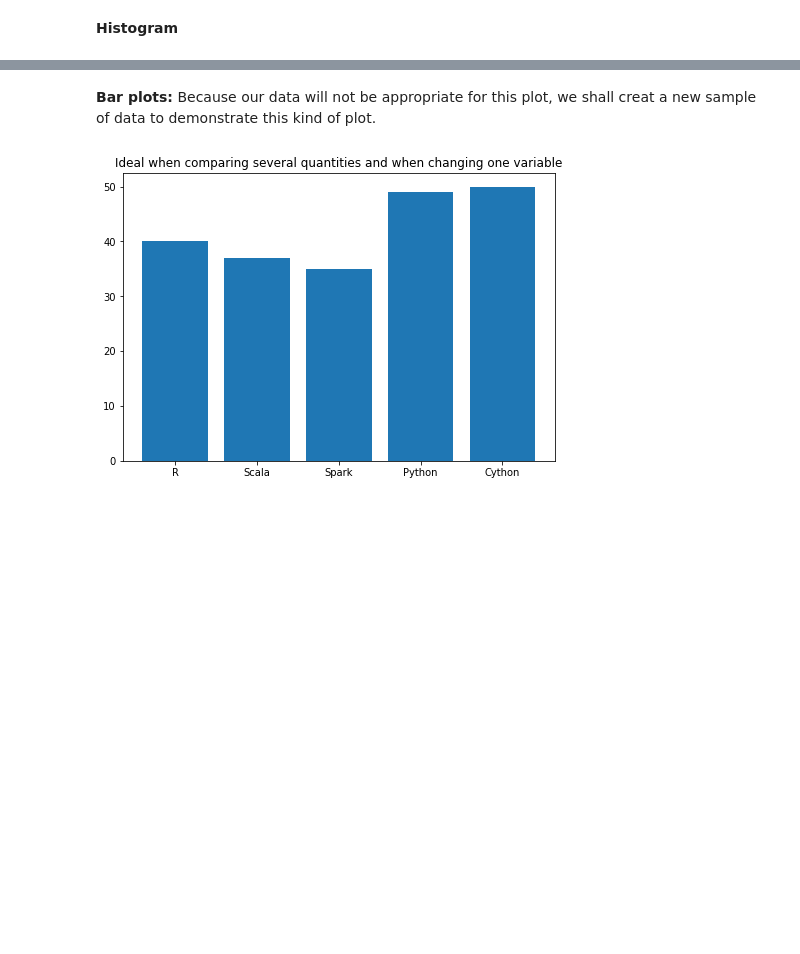
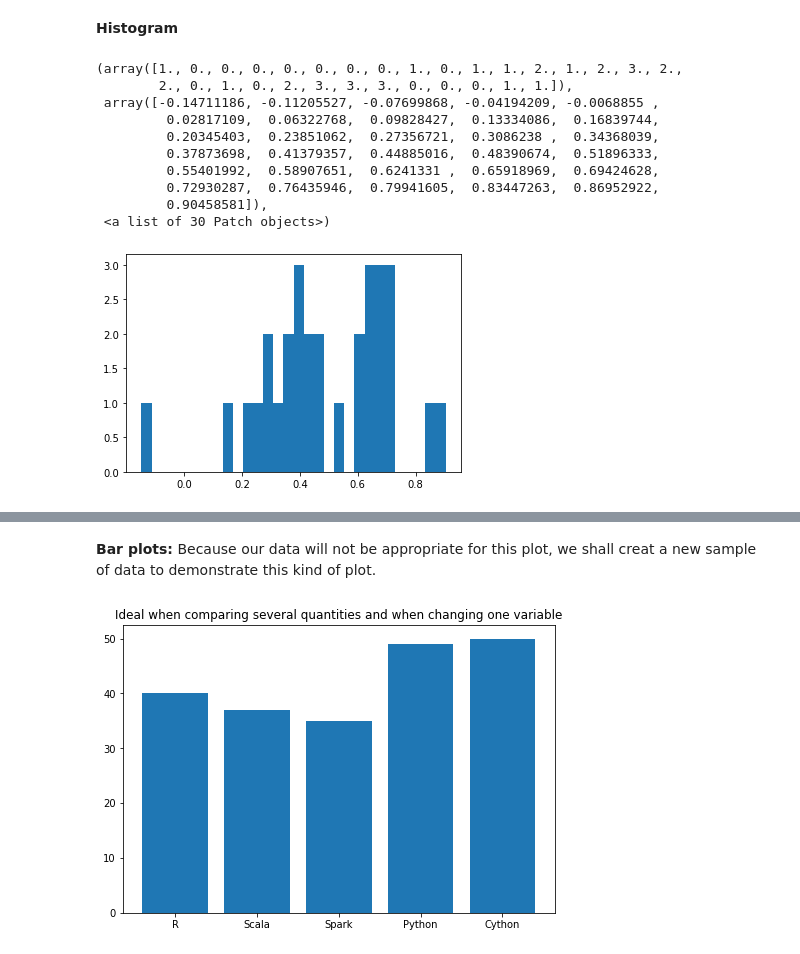
Before and after one commit to WPSYG/Python-2-day-workshop, a Jupyter notebook: Part_06_Matplotlib.ipynb, the cells around one changed output, grey strips where cells are left out. Cells and saved outputs as stored; diff of their text form; code cells hidden in the pictures; blank space fills up the shorter version.

```diff
--- a/Part_06_Matplotlib.ipynb
+++ b/Part_06_Matplotlib.ipynb
@@ -148,5 +171,21 @@ for ax in axs.flat:
 # %% [markdown]
 **Histogram**
+# %%
+plt.figure()
+
+plt.hist(y, bins=30)
+# %% [output]
+(array([1., 0., 0., 0., 0., 0., 0., 0., 1., 0., 1., 1., 2., 1., 2., 3., 2.,
+        2., 0., 1., 0., 2., 3., 3., 3., 0., 0., 0., 1., 1.]),
+ array([-0.14711186, -0.11205527, -0.07699868, -0.04194209, -0.0068855 ,
+         0.02817109,  0.06322768,  0.09828427,  0.13334086,  0.16839744,
+         0.20345403,  0.23851062,  0.27356721,  0.3086238 ,  0.34368039,
+         0.37873698,  0.41379357,  0.44885016,  0.48390674,  0.51896333,
+         0.55401992,  0.58907651,  0.6241331 ,  0.65918969,  0.69424628,
+         0.72930287,  0.76435946,  0.79941605,  0.83447263,  0.86952922,
+         0.90458581]),
+ <a list of 30 Patch objects>)
+[figure, added]
 # %%
 # Remember that the generated y was such that it follows a guassian distribution,
 # we shall plot it's histogram and visualise it's probability density distribution.
```
Also changed, not shown: parts of 12 cells of this notebook.
